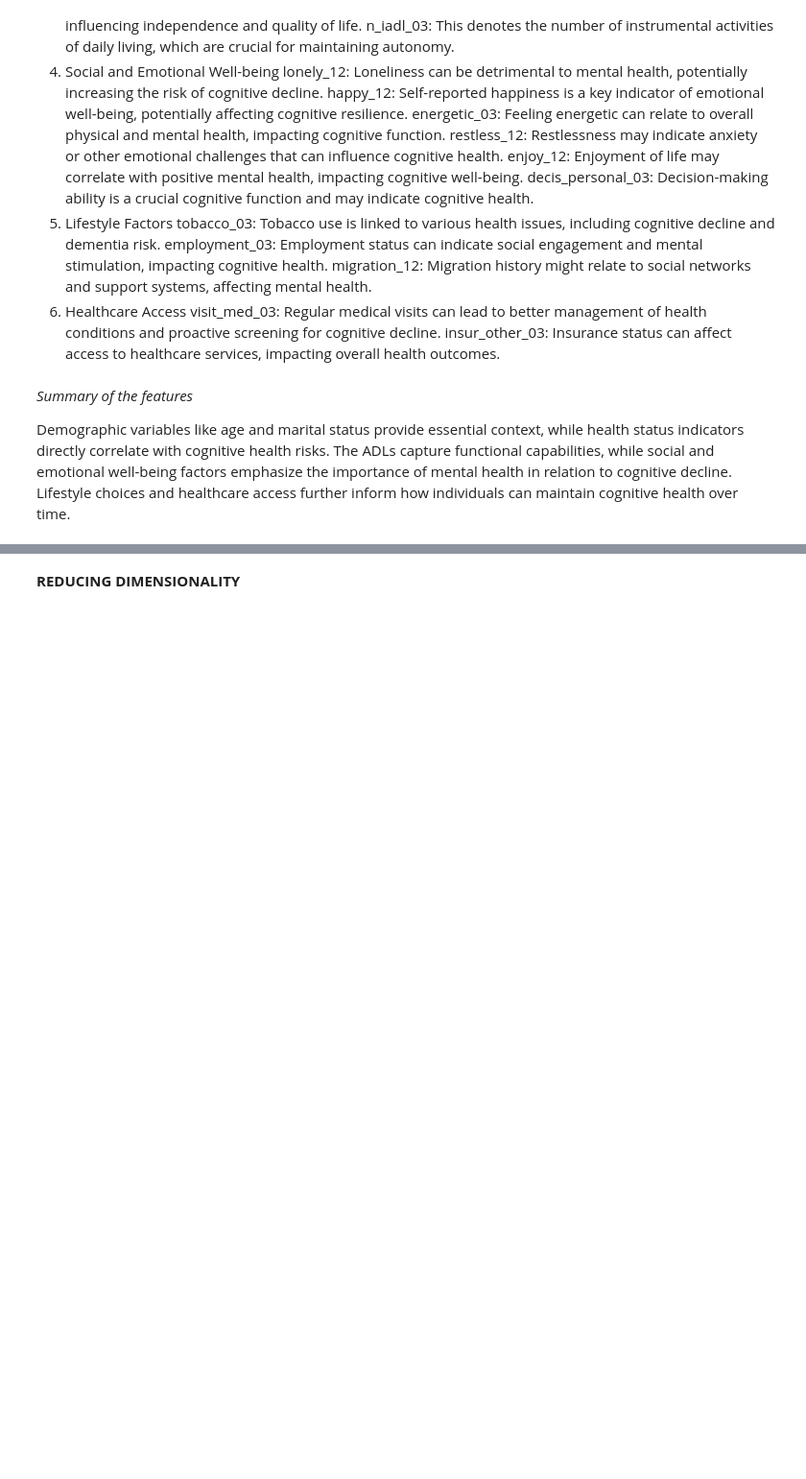
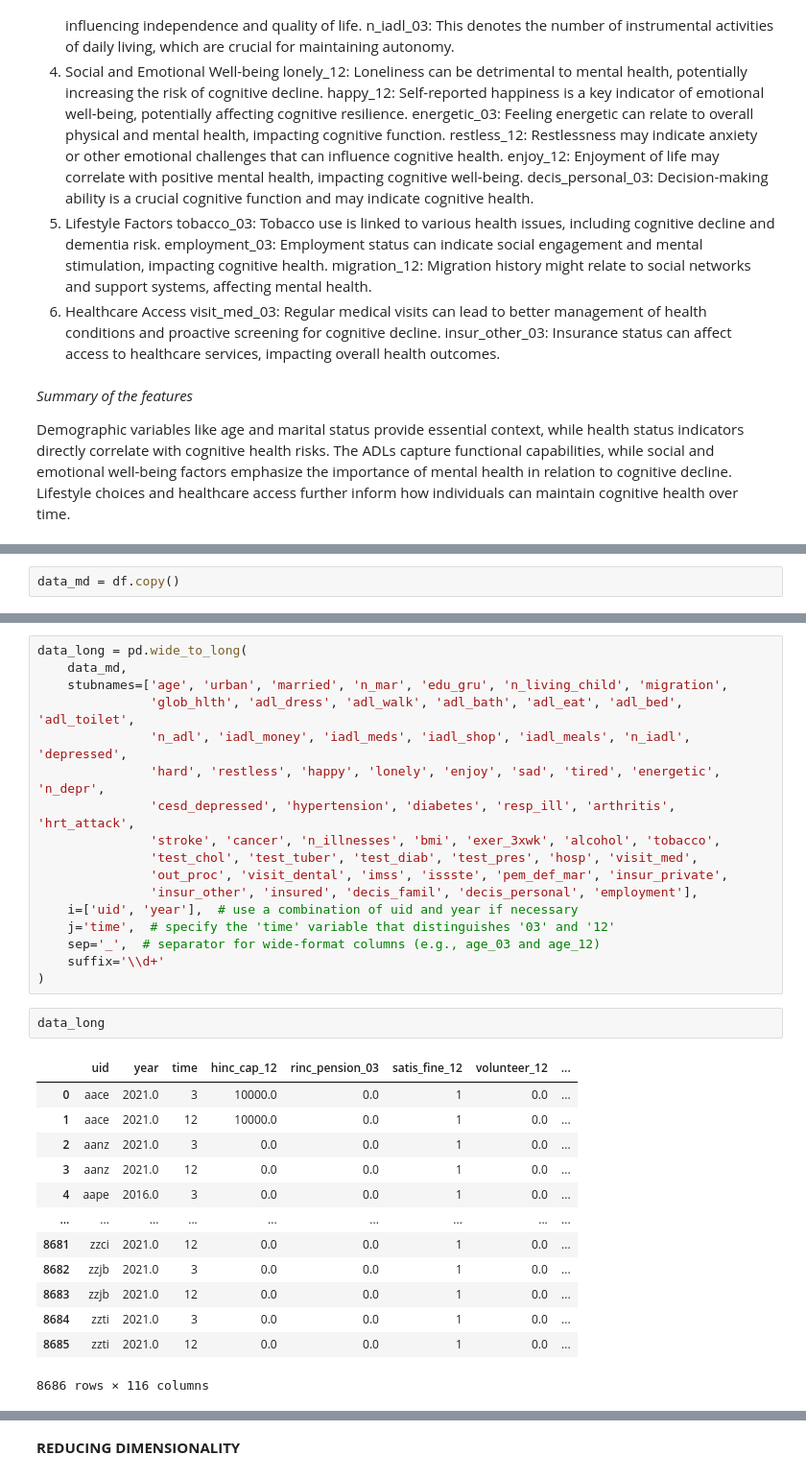
Before and after one commit to geomwangi007/Early-Detection-of-Alzheimer-s-Disease-and-Related-Dementias-Using-Social-Determinants-of-Health, a Jupyter notebook: IPNYBS/Mercy.ipynb, the cells around one changed output, grey strips where cells are left out. Shown at 96% size. Cells and saved outputs as stored; diff of their text form; blank space fills up the shorter version.

```diff
--- a/IPNYBS/Mercy.ipynb
+++ b/IPNYBS/Mercy.ipynb
@@ -1272,0 +1257,2 @@ R-squared (R²): -0.0074
+# %%
+data_md = df.copy()
@@ -1272,0 +1281,33 @@ R-squared (R²): -0.0074
+# %%
+data_long = pd.wide_to_long(
+    data_md,
+    stubnames=['age', 'urban', 'married', 'n_mar', 'edu_gru', 'n_living_child', 'migration',
+               'glob_hlth', 'adl_dress', 'adl_walk', 'adl_bath', 'adl_eat', 'adl_bed', 'adl_toilet',
+               'n_adl', 'iadl_money', 'iadl_meds', 'iadl_shop', 'iadl_meals', 'n_iadl', 'depressed',
+               'hard', 'restless', 'happy', 'lonely', 'enjoy', 'sad', 'tired', 'energetic', 'n_depr',
+               'cesd_depressed', 'hypertension', 'diabetes', 'resp_ill', 'arthritis', 'hrt_attack',
+               'stroke', 'cancer', 'n_illnesses', 'bmi', 'exer_3xwk', 'alcohol', 'tobacco',
+               'test_chol', 'test_tuber', 'test_diab', 'test_pres', 'hosp', 'visit_med',
+               'out_proc', 'visit_dental', 'imss', 'issste', 'pem_def_mar', 'insur_private',
+               'insur_other', 'insured', 'decis_famil', 'decis_personal', 'employment'],
+    i=['uid', 'year'],  # use a combination of uid and year if necessary
+    j='time',  # specify the 'time' variable that distinguishes '03' and '12'
+    sep='_',  # separator for wide-format columns (e.g., age_03 and age_12)
+    suffix='\\d+'
+)
+# %%
+data_long
+# %% [output]
+|  | uid | year | time | hinc_cap_12 | rinc_pension_03 | satis_fine_12 | volunteer_12 | ... |
+| 0 | aace | 2021.0 | 3 | 10000.0 | 0.0 | 1 | 0.0 | ... |
+| 1 | aace | 2021.0 | 12 | 10000.0 | 0.0 | 1 | 0.0 | ... |
+| 2 | aanz | 2021.0 | 3 | 0.0 | 0.0 | 1 | 0.0 | ... |
+| 3 | aanz | 2021.0 | 12 | 0.0 | 0.0 | 1 | 0.0 | ... |
+| 4 | aape | 2016.0 | 3 | 0.0 | 0.0 | 1 | 0.0 | ... |
+| ... | ... | ... | ... | ... | ... | ... | ... | ... |
+| 8681 | zzci | 2021.0 | 12 | 0.0 | 0.0 | 1 | 0.0 | ... |
+| 8682 | zzjb | 2021.0 | 3 | 0.0 | 0.0 | 1 | 0.0 | ... |
+| 8683 | zzjb | 2021.0 | 12 | 0.0 | 0.0 | 1 | 0.0 | ... |
+| 8684 | zzti | 2021.0 | 3 | 0.0 | 0.0 | 1 | 0.0 | ... |
+| 8685 | zzti | 2021.0 | 12 | 0.0 | 0.0 | 1 | 0.0 | ... |
+8686 rows × 116 columns
```
Also changed, not shown: parts of 19 cells of this notebook.
